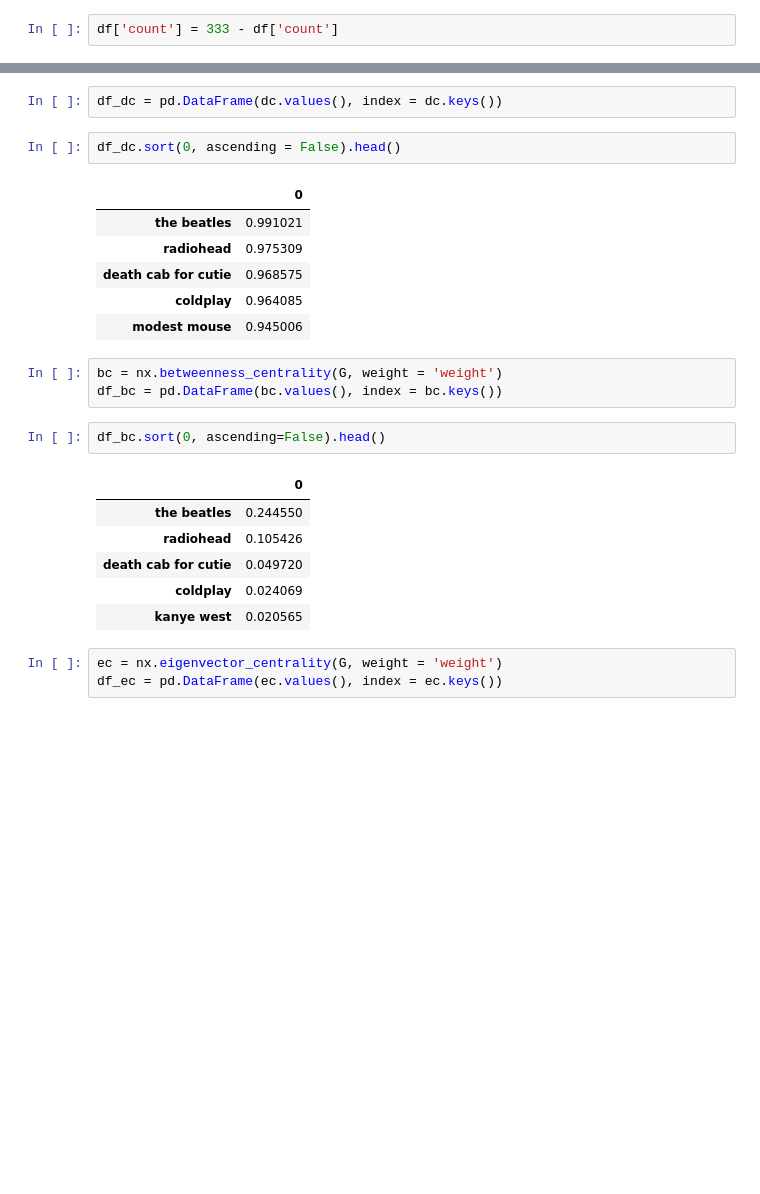
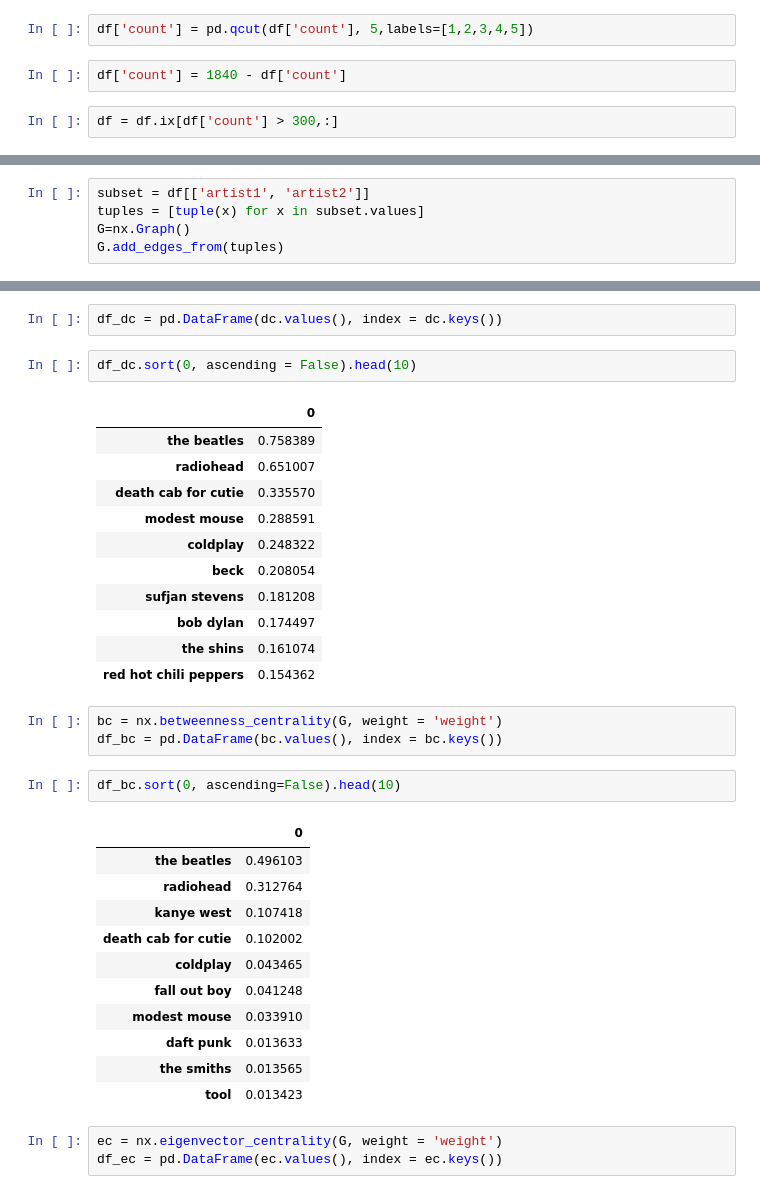
Before and after one commit to easadler/music_recommender, a Jupyter notebook: graphs.ipynb, the cells around one changed output, grey strips where cells are left out. Saved outputs shown, nothing was run; the diff lists cells and outputs as text; blank space fills up the shorter version.

Commit message:
more graphs with bigger subsets od the dataset

```diff
--- a/graphs.ipynb
+++ b/graphs.ipynb
@@ -28,5 +41,9 @@ dtype: object
+# %%
+df['count'] = pd.qcut(df['count'], 5,labels=[1,2,3,4,5])
 # %%
-df['count'] = 333 - df['count']
+df['count'] = 1840 - df['count']
+# %%
+df = df.ix[df['count'] > 300,:]
 # %%
 subset = df[['artist1', 'artist2','count']]
 tuples = [tuple(x) for x in subset.values]
@@ -37,3 +52,8 @@ G.add_weighted_edges_from(tuples)
+# %%
+subset = df[['artist1', 'artist2']]
+tuples = [tuple(x) for x in subset.values]
+G=nx.Graph()
+G.add_edges_from(tuples)
 # %%
 part = community.best_partition(G)
 values = [part.get(node) for node in G.nodes()]
@@ -47,26 +100,36 @@ dc = nx.degree_centrality(G)
 # %%
 df_dc = pd.DataFrame(dc.values(), index = dc.keys())
 # %%
-df_dc.sort(0, ascending = False).head()
+df_dc.sort(0, ascending = False).head(10)
 # %% [output]
 |  | 0 |
-| the beatles | 0.991021 |
-| radiohead | 0.975309 |
-| death cab for cutie | 0.968575 |
-| coldplay | 0.964085 |
-| modest mouse | 0.945006 |
+| the beatles | 0.758389 |
+| radiohead | 0.651007 |
+| death cab for cutie | 0.335570 |
+| modest mouse | 0.288591 |
+| coldplay | 0.248322 |
+| beck | 0.208054 |
+| sufjan stevens | 0.181208 |
+| bob dylan | 0.174497 |
+| the shins | 0.161074 |
+| red hot chili peppers | 0.154362 |
 # %%
 bc = nx.betweenness_centrality(G, weight = 'weight')
 df_bc = pd.DataFrame(bc.values(), index = bc.keys())
 # %%
-df_bc.sort(0, ascending=False).head()
+df_bc.sort(0, ascending=False).head(10)
 # %% [output]
 |  | 0 |
-| the beatles | 0.244550 |
-| radiohead | 0.105426 |
-| death cab for cutie | 0.049720 |
-| coldplay | 0.024069 |
-| kanye west | 0.020565 |
+| the beatles | 0.496103 |
+| radiohead | 0.312764 |
+| kanye west | 0.107418 |
+| death cab for cutie | 0.102002 |
+| coldplay | 0.043465 |
+| fall out boy | 0.041248 |
+| modest mouse | 0.033910 |
+| daft punk | 0.013633 |
+| the smiths | 0.013565 |
+| tool | 0.013423 |
 # %%
 ec = nx.eigenvector_centrality(G, weight = 'weight')
 df_ec = pd.DataFrame(ec.values(), index = ec.keys())
```
Also changed, not shown: parts of 22 cells of this notebook, 3 other files.
